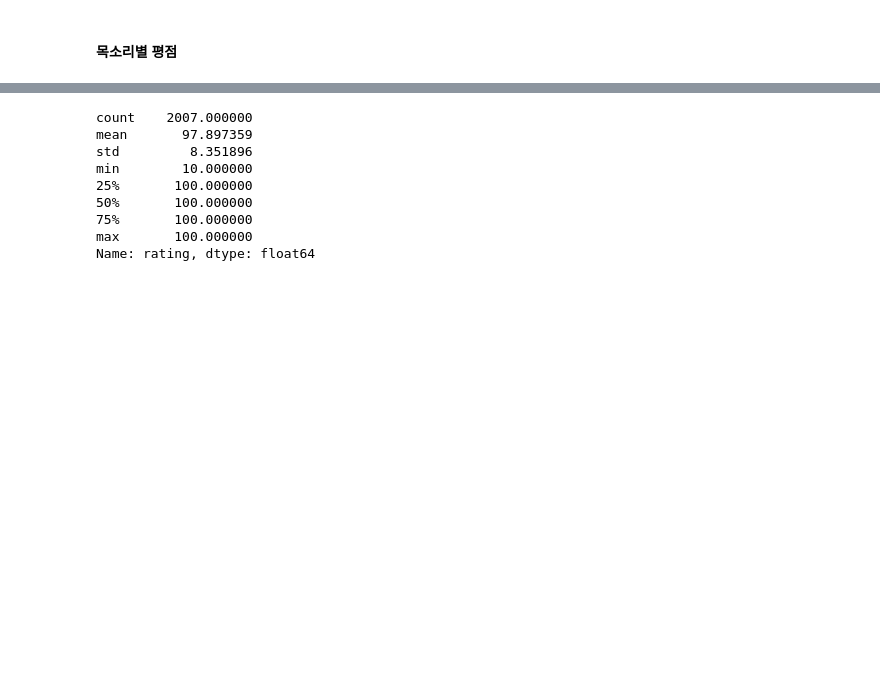
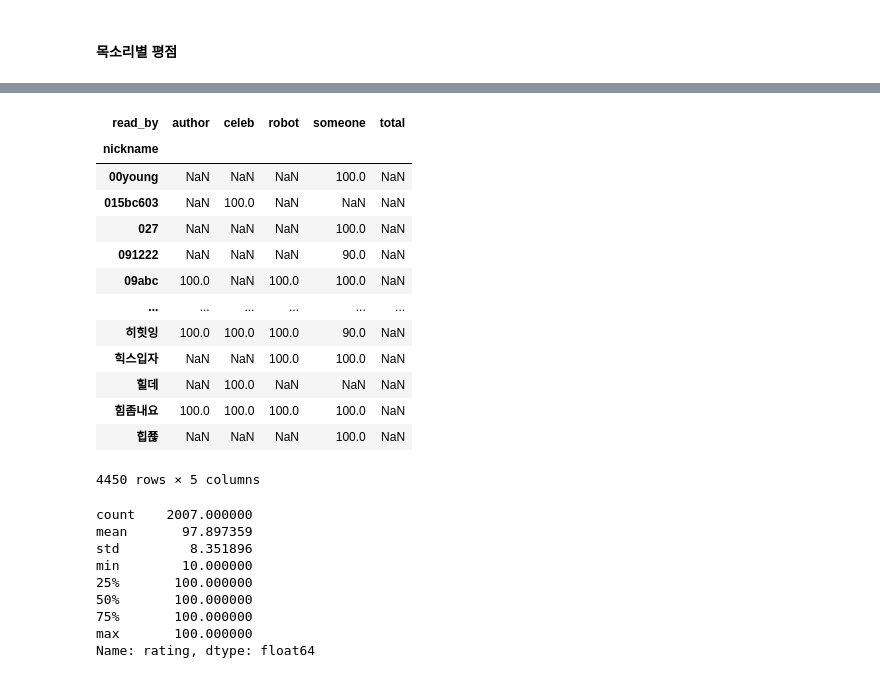
Before and after one commit to dataitgirls4/team_3, a Jupyter notebook: Recommendation_System.ipynb, the cells around one changed output, grey strips where cells are left out. Cells and saved outputs as stored; diff of their text form; code cells hidden in the pictures; blank space fills up the shorter version.

```diff
--- a/Recommendation_System.ipynb
+++ b/Recommendation_System.ipynb
@@ -144,0 +206,3 @@ all_book.sample(5)
+# %%
+review_by_voice = all_review.merge(all_book[['title', 'read_by']], how='left').pivot_table(index = "nickname", columns = 'read_by', values = "rating", aggfunc = "mean")
+review_by_voice
@@ -145,3 +224,20 @@ all_book.sample(5)
+# %%
+review_by_voice
+# %% [output]
+| read_by | author | celeb | robot | someone | total |
+| nickname |  |  |  |  |  |
+| 00young | NaN | NaN | NaN | 100.0 | NaN |
+| 015bc603 | NaN | 100.0 | NaN | NaN | NaN |
+| 027 | NaN | NaN | NaN | 100.0 | NaN |
+| 091222 | NaN | NaN | NaN | 90.0 | NaN |
+| 09abc | 100.0 | NaN | 100.0 | 100.0 | NaN |
+| ... | ... | ... | ... | ... | ... |
+| 히힛잉 | 100.0 | 100.0 | 100.0 | 90.0 | NaN |
+| 힉스입자 | NaN | NaN | 100.0 | 100.0 | NaN |
+| 힐데 | NaN | 100.0 | NaN | NaN | NaN |
+| 힘좀내요 | 100.0 | 100.0 | 100.0 | 100.0 | NaN |
+| 힙쬲 | NaN | NaN | NaN | 100.0 | NaN |
+4450 rows × 5 columns
 # %%
 all_review[all_review['title'].isin(read_by_author)].rating.describe()
 # %% [output]
```
Also changed, not shown: parts of 20 cells of this notebook, 3 other files.
